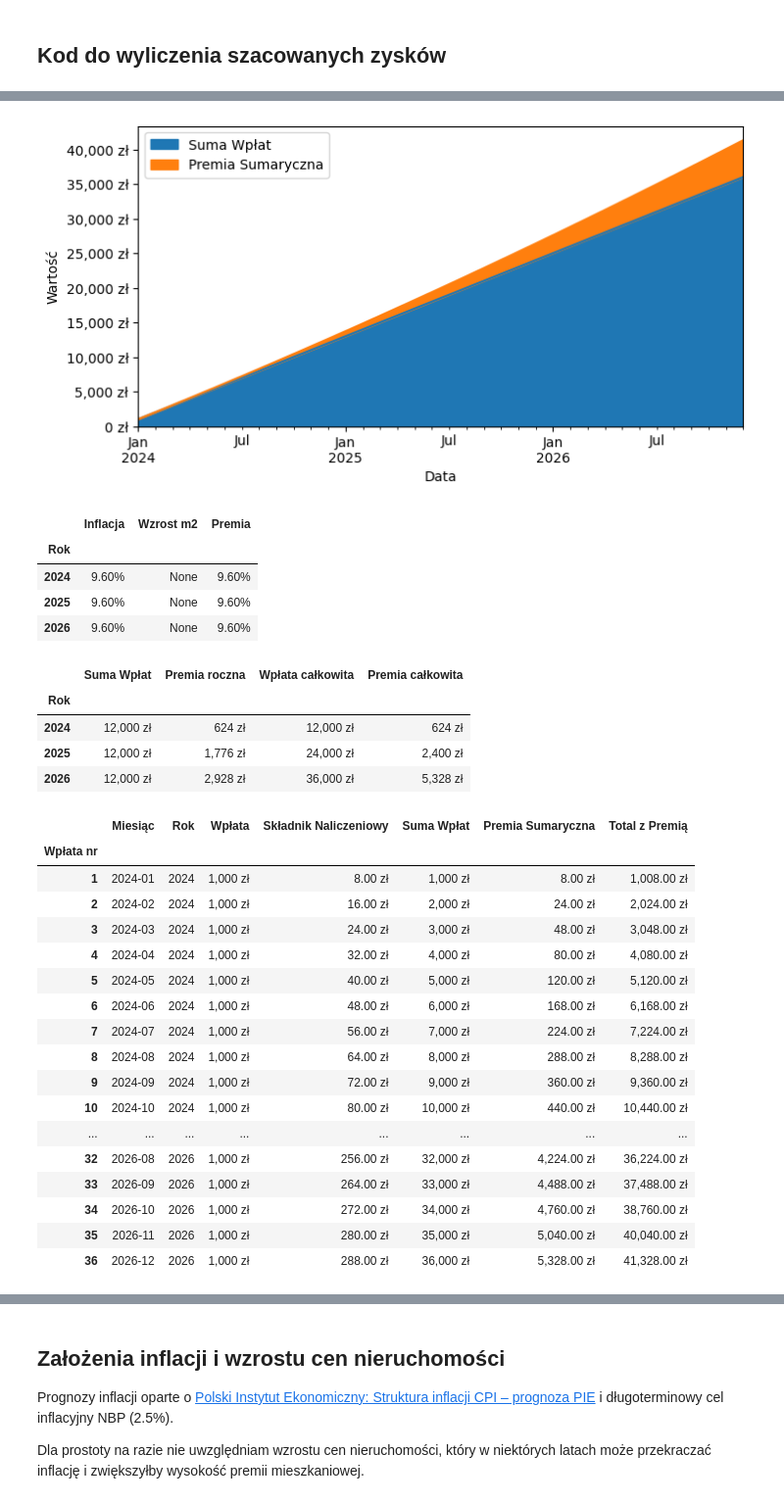
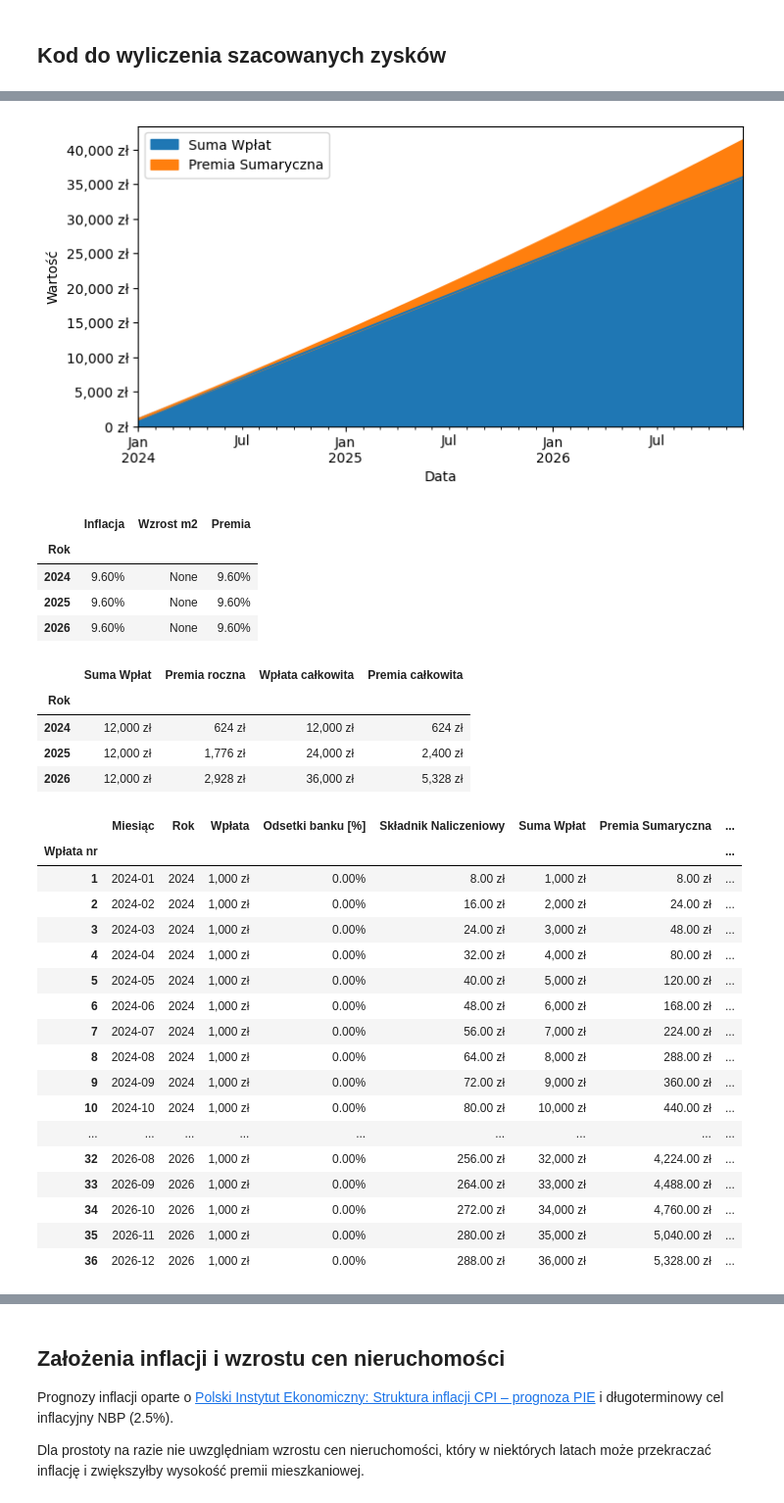
Before and after one commit to swiety/konto_mieszkaniowe, a Jupyter notebook: konto-mieszkaniowe.ipynb, the cells around one changed output, grey strips where cells are left out. Shown at 98% size. Drawn from its saved outputs; the diff is of its cells as text; code cells hidden in the pictures.

Commit message:
none: progress z liczeniem oprocentowania banku
dodana kolumna pokazująca oprocentowanie banku w danym miesiącu,
absolutne albo względem inflacji.

```diff
--- a/konto-mieszkaniowe.ipynb
+++ b/konto-mieszkaniowe.ipynb
@@ -38,42 +38,42 @@ Czyli:
 # %%
 from konmiesz import *
 
 df_inflacja1 = zalozenia_inflacji_i_wzrostu_m2(
     inflacja=[pct/100 for pct in [9.6] * 3], wzrost_m2=None)
 df_konto1_styled, df_roczne1_styled, df_konto1, _ = symulacja_konta(
-    data_startu='2024-01', ile_lat=3, ile_wplat=3*12, wysokosc_wplat=1000,
+    data_startu='2024-01', ile_wplat=3*12, wysokosc_wplat=1000,
     zalozenia=df_inflacja1)
 rysuj_wykres_lokaty(df_konto1)
 display(formatuj_inflacje(df_inflacja1))
 display(df_roczne1_styled)
 display(df_konto1_styled)
 # %% [output]
 [figure]
 |  | Inflacja | Wzrost m2 | Premia |
 | Rok |  |  |  |
 | 2024 | 9.60% | None | 9.60% |
 | 2025 | 9.60% | None | 9.60% |
 | 2026 | 9.60% | None | 9.60% |
 |  | Suma Wpłat | Premia roczna | Wpłata całkowita | Premia całkowita |
 | Rok |  |  |  |  |
 | 2024 | 12,000 zł | 624 zł | 12,000 zł | 624 zł |
 | 2025 | 12,000 zł | 1,776 zł | 24,000 zł | 2,400 zł |
 | 2026 | 12,000 zł | 2,928 zł | 36,000 zł | 5,328 zł |
-|  | Miesiąc | Rok | Wpłata | Składnik Naliczeniowy | Suma Wpłat | Premia Sumaryczna | Total z Premią |
-| Wpłata nr |  |  |  |  |  |  |  |
-| 1 | 2024-01 | 2024 | 1,000 zł | 8.00 zł | 1,000 zł | 8.00 zł | 1,008.00 zł |
-| 2 | 2024-02 | 2024 | 1,000 zł | 16.00 zł | 2,000 zł | 24.00 zł | 2,024.00 zł |
-| 3 | 2024-03 | 2024 | 1,000 zł | 24.00 zł | 3,000 zł | 48.00 zł | 3,048.00 zł |
-| 4 | 2024-04 | 2024 | 1,000 zł | 32.00 zł | 4,000 zł | 80.00 zł | 4,080.00 zł |
-| 5 | 2024-05 | 2024 | 1,000 zł | 40.00 zł | 5,000 zł | 120.00 zł | 5,120.00 zł |
-| 6 | 2024-06 | 2024 | 1,000 zł | 48.00 zł | 6,000 zł | 168.00 zł | 6,168.00 zł |
-| 7 | 2024-07 | 2024 | 1,000 zł | 56.00 zł | 7,000 zł | 224.00 zł | 7,224.00 zł |
-| 8 | 2024-08 | 2024 | 1,000 zł | 64.00 zł | 8,000 zł | 288.00 zł | 8,288.00 zł |
-| 9 | 2024-09 | 2024 | 1,000 zł | 72.00 zł | 9,000 zł | 360.00 zł | 9,360.00 zł |
-| 10 | 2024-10 | 2024 | 1,000 zł | 80.00 zł | 10,000 zł | 440.00 zł | 10,440.00 zł |
-| ... | ... | ... | ... | ... | ... | ... | ... |
-| 32 | 2026-08 | 2026 | 1,000 zł | 256.00 zł | 32,000 zł | 4,224.00 zł | 36,224.00 zł |
-| 33 | 2026-09 | 2026 | 1,000 zł | 264.00 zł | 33,000 zł | 4,488.00 zł | 37,488.00 zł |
-| 34 | 2026-10 | 2026 | 1,000 zł | 272.00 zł | 34,000 zł | 4,760.00 zł | 38,760.00 zł |
-| 35 | 2026-11 | 2026 | 1,000 zł | 280.00 zł | 35,000 zł | 5,040.00 zł | 40,040.00 zł |
-| 36 | 2026-12 | 2026 | 1,000 zł | 288.00 zł | 36,000 zł | 5,328.00 zł | 41,328.00 zł |
+|  | Miesiąc | Rok | Wpłata | Odsetki banku [%] | Składnik Naliczeniowy | Suma Wpłat | Premia Sumaryczna | ... |
+| Wpłata nr |  |  |  |  |  |  |  | ... |
+| 1 | 2024-01 | 2024 | 1,000 zł | 0.00% | 8.00 zł | 1,000 zł | 8.00 zł | ... |
+| 2 | 2024-02 | 2024 | 1,000 zł | 0.00% | 16.00 zł | 2,000 zł | 24.00 zł | ... |
+| 3 | 2024-03 | 2024 | 1,000 zł | 0.00% | 24.00 zł | 3,000 zł | 48.00 zł | ... |
+| 4 | 2024-04 | 2024 | 1,000 zł | 0.00% | 32.00 zł | 4,000 zł | 80.00 zł | ... |
+| 5 | 2024-05 | 2024 | 1,000 zł | 0.00% | 40.00 zł | 5,000 zł | 120.00 zł | ... |
+| 6 | 2024-06 | 2024 | 1,000 zł | 0.00% | 48.00 zł | 6,000 zł | 168.00 zł | ... |
+| 7 | 2024-07 | 2024 | 1,000 zł | 0.00% | 56.00 zł | 7,000 zł | 224.00 zł | ... |
+| 8 | 2024-08 | 2024 | 1,000 zł | 0.00% | 64.00 zł | 8,000 zł | 288.00 zł | ... |
+| 9 | 2024-09 | 2024 | 1,000 zł | 0.00% | 72.00 zł | 9,000 zł | 360.00 zł | ... |
+| 10 | 2024-10 | 2024 | 1,000 zł | 0.00% | 80.00 zł | 10,000 zł | 440.00 zł | ... |
+| ... | ... | ... | ... | ... | ... | ... | ... | ... |
+| 32 | 2026-08 | 2026 | 1,000 zł | 0.00% | 256.00 zł | 32,000 zł | 4,224.00 zł | ... |
+| 33 | 2026-09 | 2026 | 1,000 zł | 0.00% | 264.00 zł | 33,000 zł | 4,488.00 zł | ... |
+| 34 | 2026-10 | 2026 | 1,000 zł | 0.00% | 272.00 zł | 34,000 zł | 4,760.00 zł | ... |
+| 35 | 2026-11 | 2026 | 1,000 zł | 0.00% | 280.00 zł | 35,000 zł | 5,040.00 zł | ... |
+| 36 | 2026-12 | 2026 | 1,000 zł | 0.00% | 288.00 zł | 36,000 zł | 5,328.00 zł | ... |
```
Also changed, not shown: parts of 2 cells of this notebook, 3 other files.
